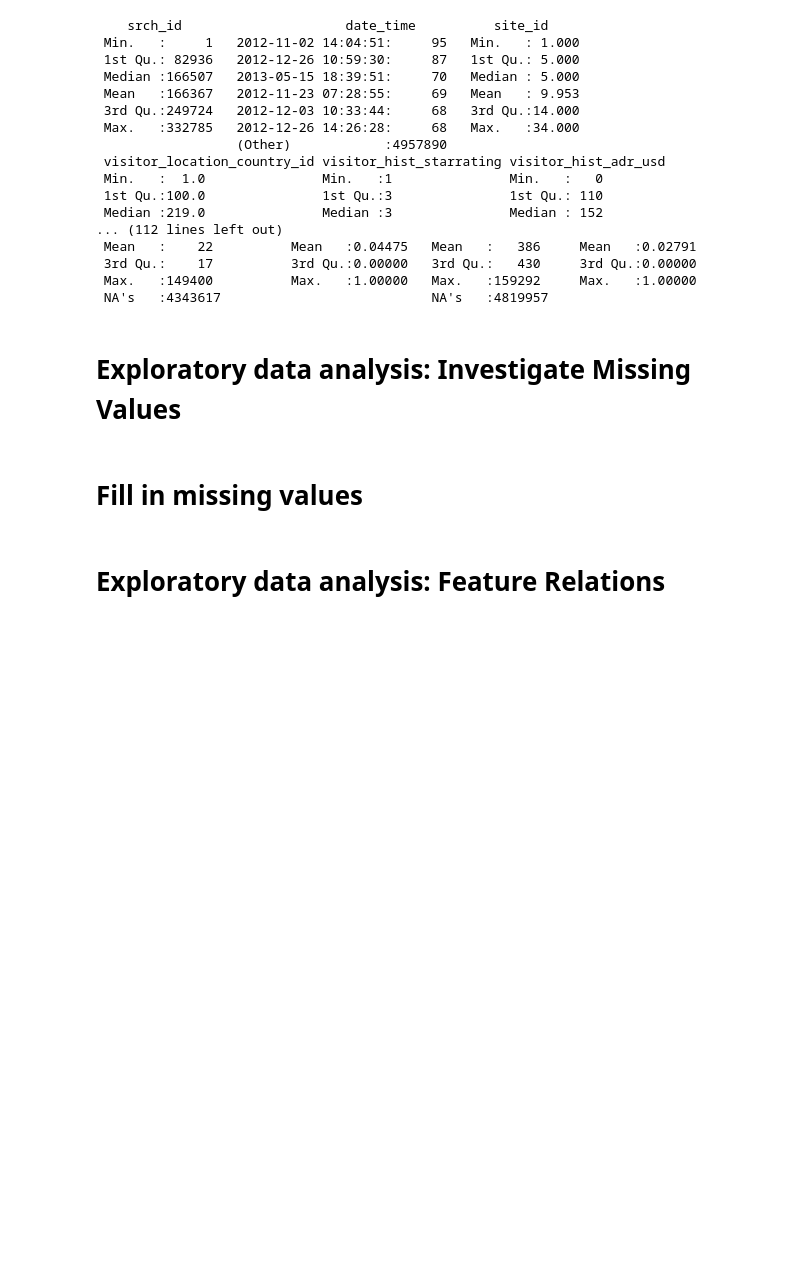
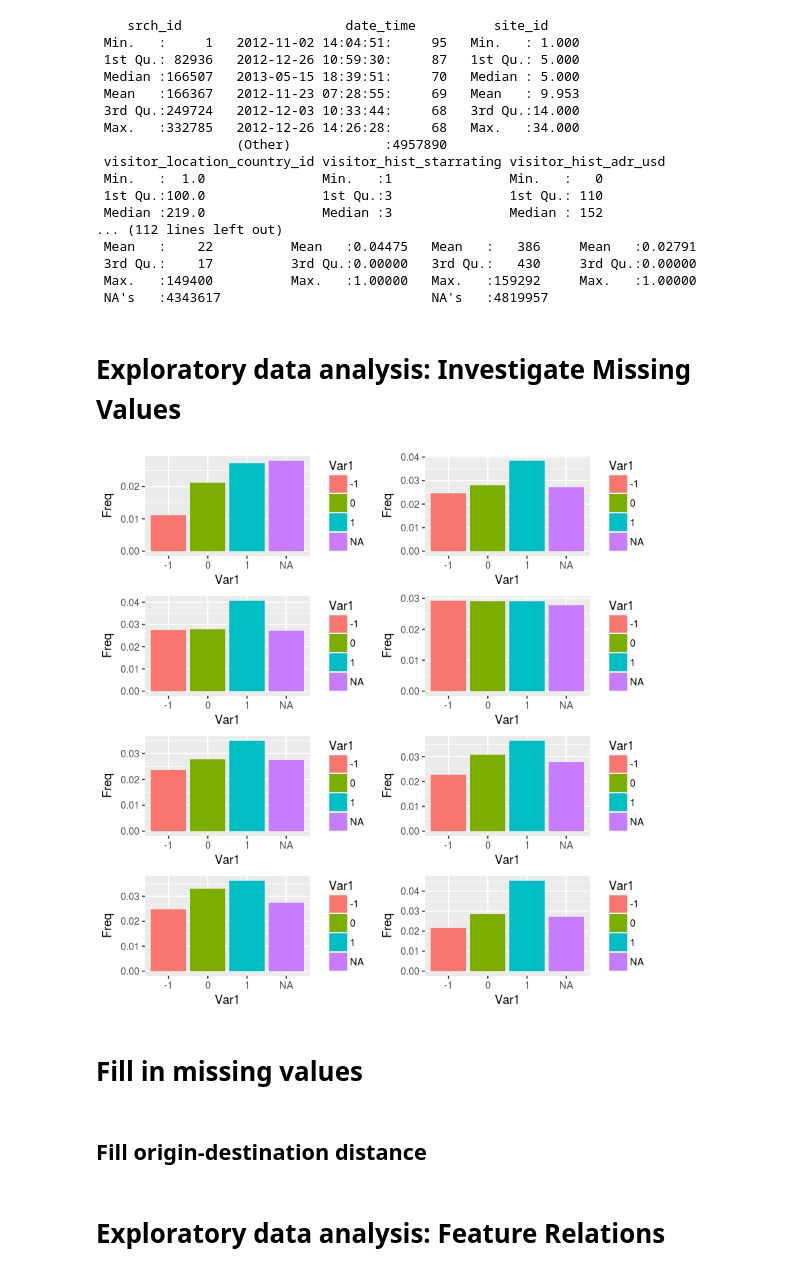
Before and after one commit to silesbu/dmt41, a Jupyter notebook: assignment2/R_analysis_assignment_2.ipynb, the cells around one changed output. Drawn from its saved outputs; the diff is of its cells as text; code cells hidden in the pictures; blank space fills up the shorter version.

Commit message:
Competitor visualization added (not finalized)

```diff
--- a/assignment2/R_analysis_assignment_2.ipynb
+++ b/assignment2/R_analysis_assignment_2.ipynb
@@ -29,10 +31,10 @@ testPath <- "Data Mining VU data/test_set_VU_DM_2014.csv"
 trainNames <- colnames(read.csv(trainPath,nrows = 1))
 testNames <- colnames(read.csv(testPath,nrows = 1))
 
-#train <- read.csv(trainPath,header=F,skip=1,nrows = 10000)
+train <- read.csv(trainPath,header=F,skip=1,nrows = 100000)
 #test <- read.csv(testPath,header=F,skip=1,nrows = 20)
 
-train <- read.csv(trainPath)
+#train <- read.csv(trainPath)
 #test <- read.csv(testPath)
 
 colnames(train) <- trainNames
@@ -127,7 +129,36 @@ summary(train)
 #summary(test)
 # %% [markdown]
 # Exploratory data analysis: Investigate Missing Values
+# %%
+booked <- train[,"booking_bool"] == 1
+clicked <- train[,"click_bool"] == 1
+
+plots <- list()
+for (i in c(1:8)){
+    rate_str <- sprintf("comp%i_rate",i)
+    inv_str <- sprintf("comp%i_inv",i)
+    diff_str <- sprintf("comp%i_rate_percent_diff",i)
+
+    full <- as.data.frame(table(train[,rate_str], useNA="always"))
+    full[,"Var1"] <- factor(full[,"Var1"],levels=c(-1,0,1,"NA"))
+    full[is.na(full[,"Var1"]),"Var1"] <- factor("NA",levels=c(-1,0,1,"NA"))
+
+    rate <- as.data.frame(table(train[booked,rate_str], useNA="always"))
+    rate[,"Var1"] <- factor(rate[,"Var1"],levels=c(-1,0,1,"NA"))
+    rate[is.na(rate[,"Var1"]),"Var1"] <- factor("NA",levels=c(-1,0,1,"NA"))
+
+    rate[,"Freq"] <- rate[,"Freq"] / full[,"Freq"]
+
+    plots[[i]] <- ggplot(data=rate, aes(x=Var1,y=Freq,fill=Var1)) +
+                geom_bar(stat="identity") + scale_x_discrete(limits=c(-1, 0, 1, "NA"))
+}
+
+grid.arrange(grobs=plots,heights=c(8,8,8,8),widths=c(4,4),ncol=2)
+# %% [output]
+[figure, added]
 # %% [markdown]
 # Fill in missing values
 # %%
 train["prop_review_score"][is.na(train["prop_review_score"])] <- 0
+# %% [markdown]
+## Fill origin-destination distance
```
Also changed, not shown: parts of 2 cells of this notebook.
